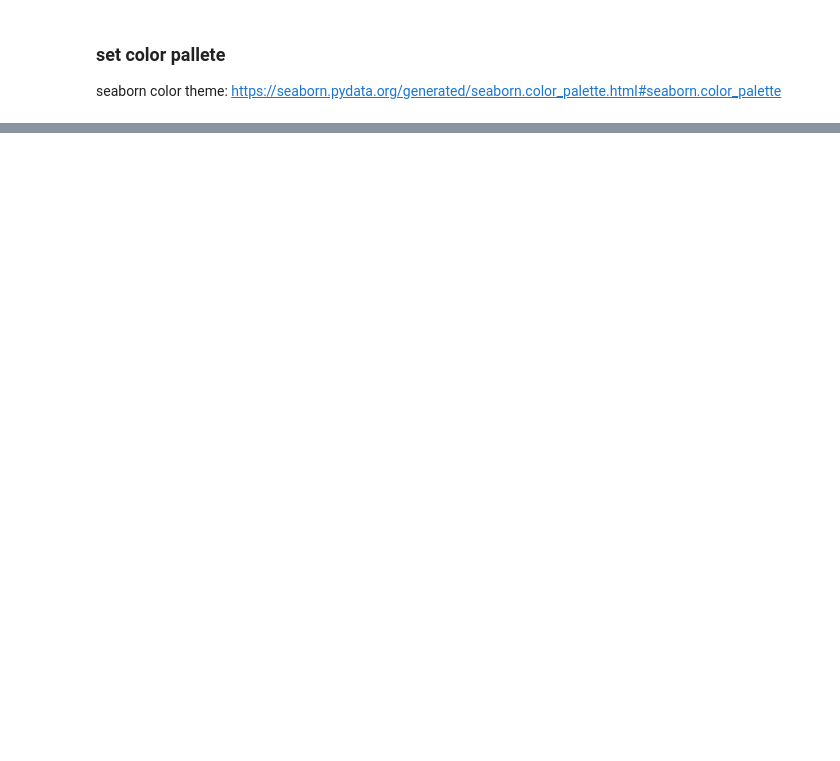
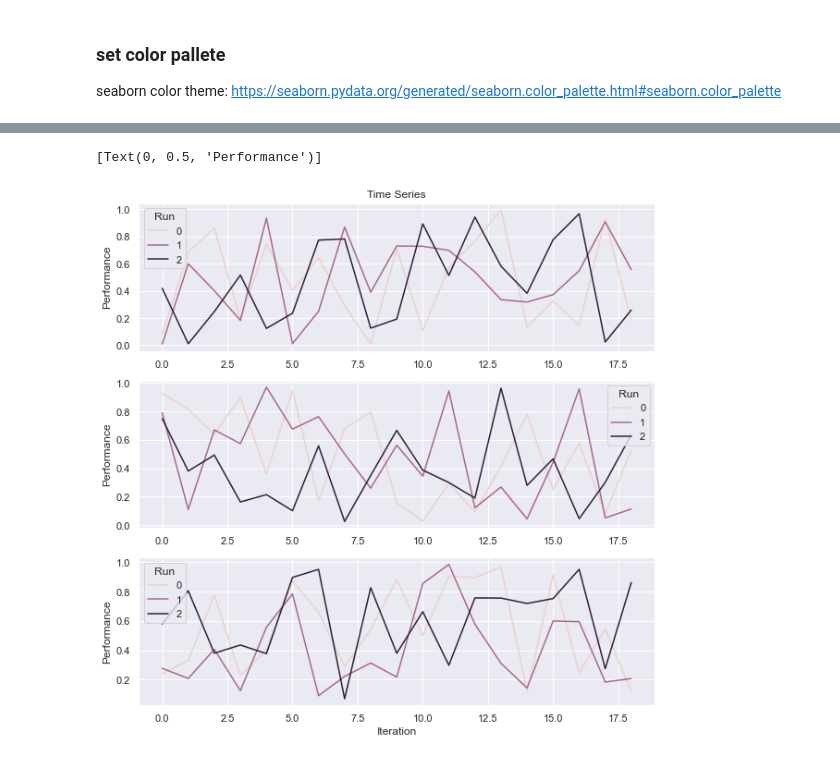
Before and after one commit to ugo-nama-kun/array_to_df, a Jupyter notebook: notebook/seaborn_exaples.ipynb, the cells around one changed output, grey strips where cells are left out. Saved outputs shown, nothing was run; the diff lists cells and outputs as text; code cells hidden in the pictures; blank space fills up the shorter version.

```diff
--- a/notebook/seaborn_exaples.ipynb
+++ b/notebook/seaborn_exaples.ipynb
@@ -422,0 +491,32 @@ sns.catplot(x="label", y="y", kind="point", hue="experiment", data=df)
+# %%
+fig, axs = plt.subplots(3, 1, figsize=(10, 10))
+g = sns.lineplot(x="Step",
+            y="eval",
+            hue="Run",
+            data=df[df["Method"] == "method A"],
+            ax=axs[0])
+
+g.set(title="Time Series")
+g.set(xlabel=None)
+g.set(ylabel="Performance")
+
+g = sns.lineplot(x="Step",
+            y="eval",
+            hue="Run",
+            data=df[df["Method"] == "method B"],
+            ax=axs[1])
+
+g.set(xlabel=None)
+g.set(ylabel="Performance")
+
+g = sns.lineplot(x="Step",
+            y="eval",
+            hue="Run",
+            data=df[df["Method"] == "method C"],
+            ax=axs[2])
+
+g.set(xlabel="Iteration")
+g.set(ylabel="Performance")
+# %% [output]
+[Text(0, 0.5, 'Performance')]
+[figure, added]
```
Also changed, not shown: parts of 30 cells of this notebook, 10 other files.
